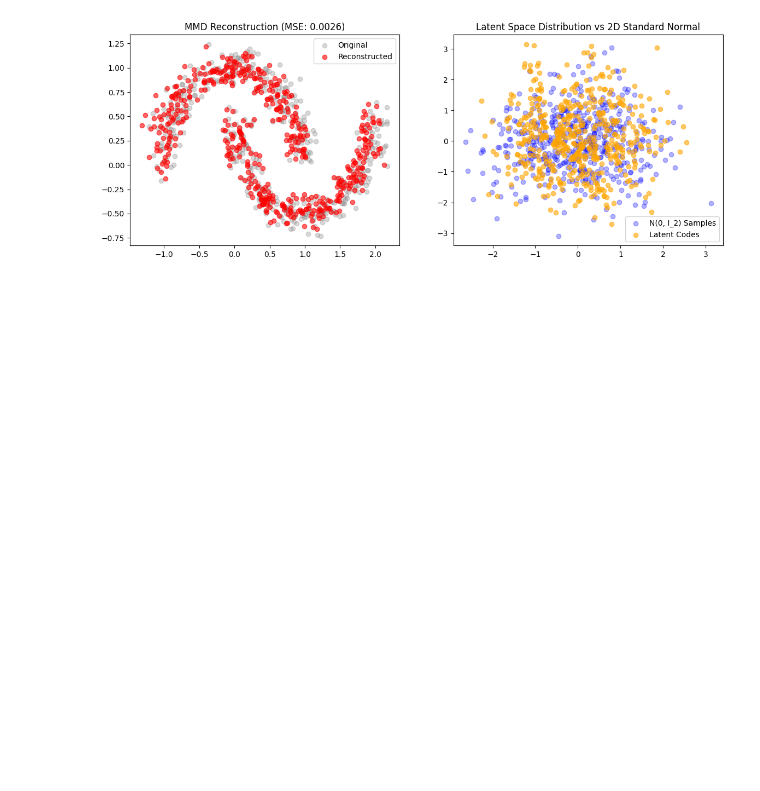
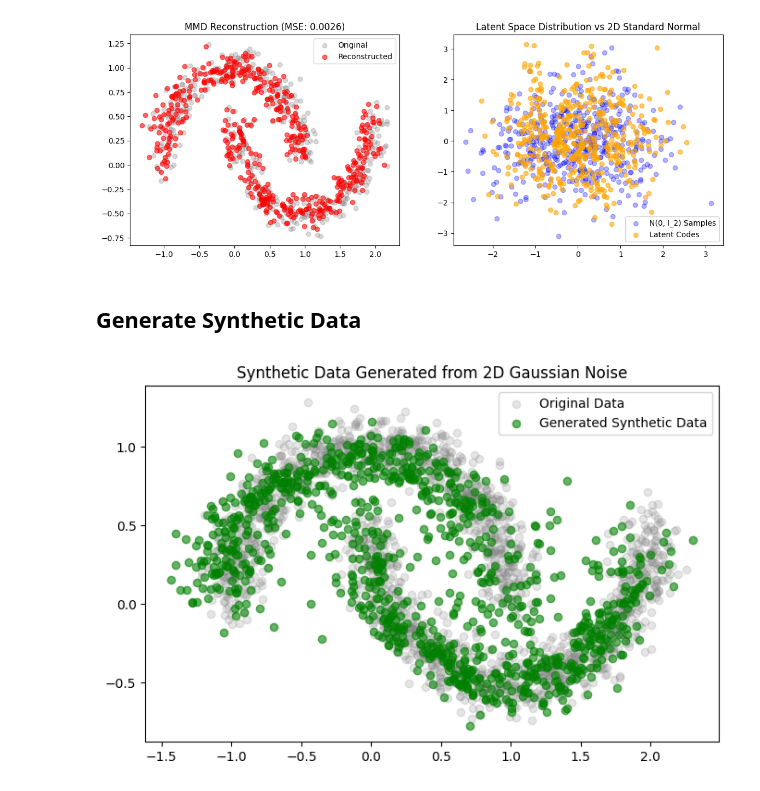
Before and after one commit to binyamolango/GNN, a Jupyter notebook: autoencoders.ipynb, the cells around one changed output. Saved outputs shown, nothing was run; the diff lists cells and outputs as text; code cells hidden in the pictures; blank space fills up the shorter version.

Commit message:
Generate synthetic data from 2D gaussian noise

```diff
--- a/autoencoders.ipynb
+++ b/autoencoders.ipynb
@@ -453,3 +453,21 @@ plt.show()
 # %% [output]
 MMD Autoencoder Test MSE (Bottleneck 2): 0.0026
 [figure]
+# %% [markdown]
+## Generate Synthetic Data
+# %%
+# Generate Synthetic Data by passing standard normal samples through the decoder
+n_synthetic = 1000
+z_synthetic = torch.randn(n_synthetic, 2)
+
+with torch.no_grad():
+    synthetic_2d = mmd_model.decode(z_synthetic).numpy()
+
+plt.figure(figsize=(8, 5))
+plt.scatter(X_train_01[:, 0], X_train_01[:, 1], alpha=0.2, color="gray", label="Original Data")
+plt.scatter(synthetic_2d[:, 0], synthetic_2d[:, 1], alpha=0.6, color="green", label="Generated Synthetic Data")
+plt.title("Synthetic Data Generated from 2D Gaussian Noise")
+plt.legend()
+plt.show()
+# %% [output]
+[figure, added]
```
